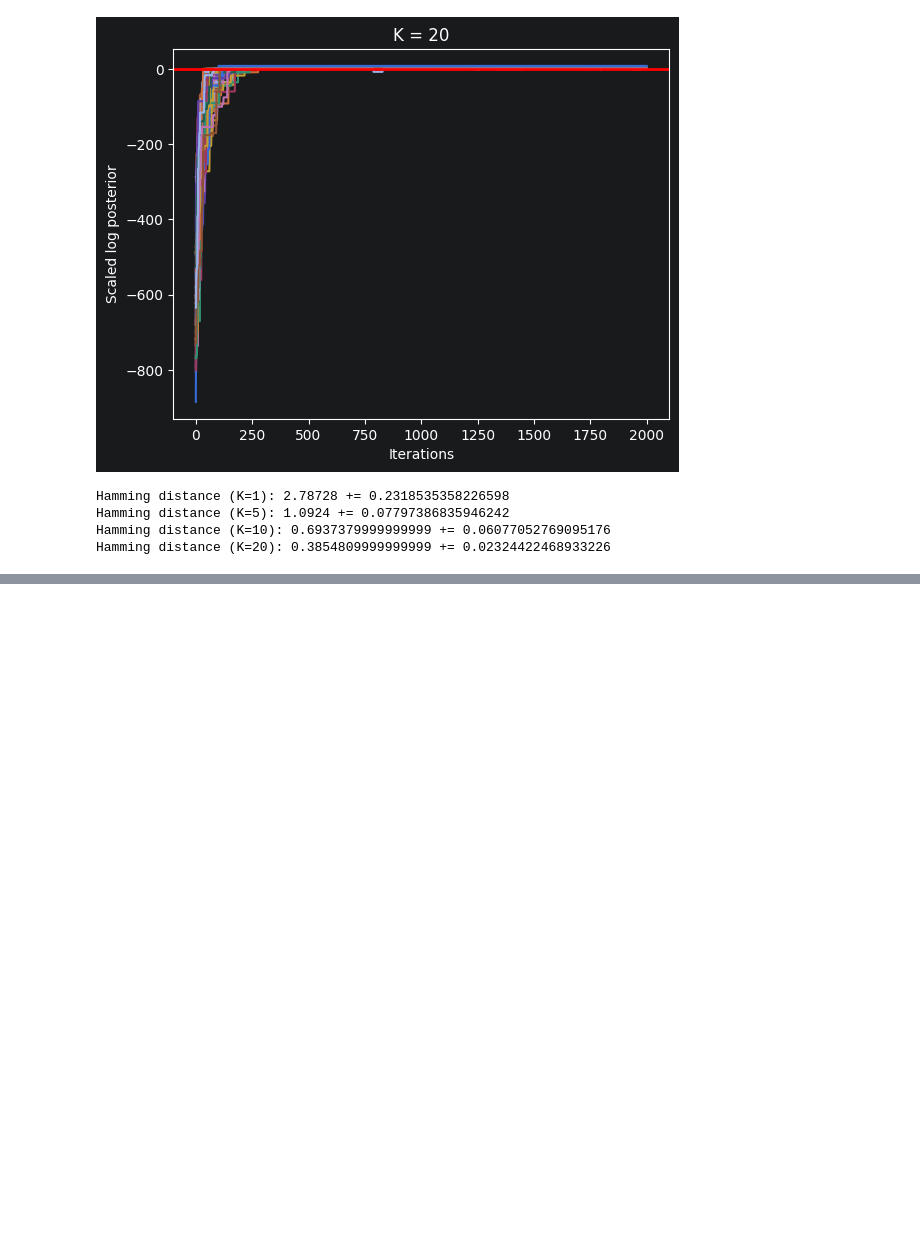
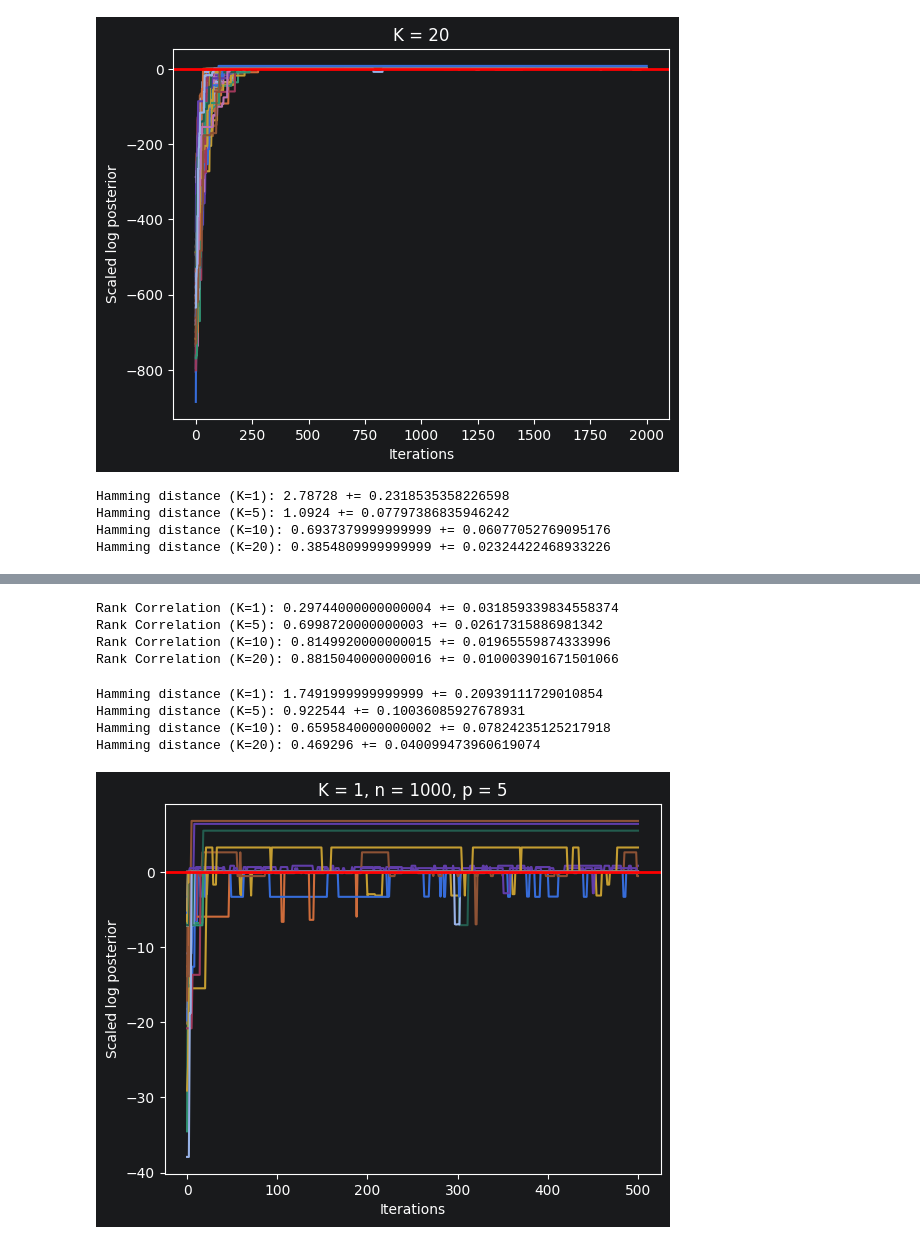
Before and after one commit to sreeharimr2005/bayesian-multi-dag, a Jupyter notebook: analysis/test_algorithm.ipynb, the cells around one changed output, grey strips where cells are left out. Cells and saved outputs as stored; diff of their text form; code cells hidden in the pictures; blank space fills up the shorter version.

Commit message:
Analysis with other p (number of nodes) values

```diff
--- a/analysis/test_algorithm.ipynb
+++ b/analysis/test_algorithm.ipynb
@@ -399,0 +402,6 @@ Hamming distance (K=20): 0.3854809999999999 += 0.02324422468933226
+# %%
+p = 5
+sigma = np.arange(p)
+np.random.shuffle(sigma)
+
+sigma
@@ -399,0 +410,3 @@ Hamming distance (K=20): 0.3854809999999999 += 0.02324422468933226
+# %%
+def get_adj_matrix2(list_dags, num_nodes):
+    return [nx.adjacency_matrix(dag, nodelist=range(num_nodes), weight=None) for dag in list_dags]
@@ -399,0 +503,50 @@ Hamming distance (K=20): 0.3854809999999999 += 0.02324422468933226
+# %%
+mean_tau = np.mean(tau_stars_K1)
+mean_tau2 = np.mean(tau_stars_K5)
+mean_tau3 = np.mean(tau_stars_K10)
+mean_tau4 = np.mean(tau_stars_K20)
+
+se_tau = np.std(tau_stars_K1, ddof=1) / np.sqrt(len(tau_stars_K1))
+se_tau2 = np.std(tau_stars_K5, ddof=1) / np.sqrt(len(tau_stars_K5))
+se_tau3 = np.std(tau_stars_K10, ddof=1) / np.sqrt(len(tau_stars_K10))
+se_tau4 = np.std(tau_stars_K20, ddof=1) / np.sqrt(len(tau_stars_K20))
+
+print(f"Rank Correlation (K=1): {mean_tau} += {se_tau}")
+print(f"Rank Correlation (K=5): {mean_tau2} += {se_tau2}")
+print(f"Rank Correlation (K=10): {mean_tau3} += {se_tau3}")
+print(f"Rank Correlation (K=20): {mean_tau4} += {se_tau4}")
+# %% [output]
+Rank Correlation (K=1): 0.29744000000000004 += 0.031859339834558374
+Rank Correlation (K=5): 0.6998720000000003 += 0.02617315886981342
+Rank Correlation (K=10): 0.8149920000000015 += 0.01965559874333996
+Rank Correlation (K=20): 0.8815040000000016 += 0.010003901671501066
+# %%
+mean_hd = np.mean(hds)
+mean_hd2  = np.mean(hds2)
+mean_hd3  = np.mean(hds3)
+mean_hd4  = np.mean(hds4)
+
+se_hd_corrected = np.std(hds, ddof=1) / np.sqrt(len(hds))
+se_hd2_corrected = np.std(hds2, ddof=1) / np.sqrt(len(hds2))
+se_hd3_corrected = np.std(hds3, ddof=1) / np.sqrt(len(hds3))
+se_hd4_corrected = np.std(hds4, ddof=1) / np.sqrt(len(hds4))
+
+print(f"Hamming distance (K=1): {mean_hd } += {se_hd_corrected }")
+print(f"Hamming distance (K=5): {mean_hd2 } += {se_hd2_corrected }")
+print(f"Hamming distance (K=10): {mean_hd3 } += {se_hd3_corrected }")
+print(f"Hamming distance (K=20): {mean_hd4 } += {se_hd4_corrected }")
+# %% [output]
+Hamming distance (K=1): 1.7491999999999999 += 0.20939111729010854
+Hamming distance (K=5): 0.922544 += 0.10036085927678931
+Hamming distance (K=10): 0.6595840000000002 += 0.07824235125217918
+Hamming distance (K=20): 0.469296 += 0.040099473960619074
+# %%
+for i in range(50):
+    plt.plot(range(20*(p**2) + 1), (np.array(log_posteriors_list[i][0]) - true_posteriors_list[i][0]))
+plt.axhline(y=0, color="red", linewidth=2)
+plt.title("K = 1, n = 1000, p = 5")
+plt.xlabel("Iterations")
+plt.ylabel("Scaled log posterior")
+plt.show()
+# %% [output]
+[figure, added]
```
Also changed, not shown: parts of 16 cells of this notebook.
